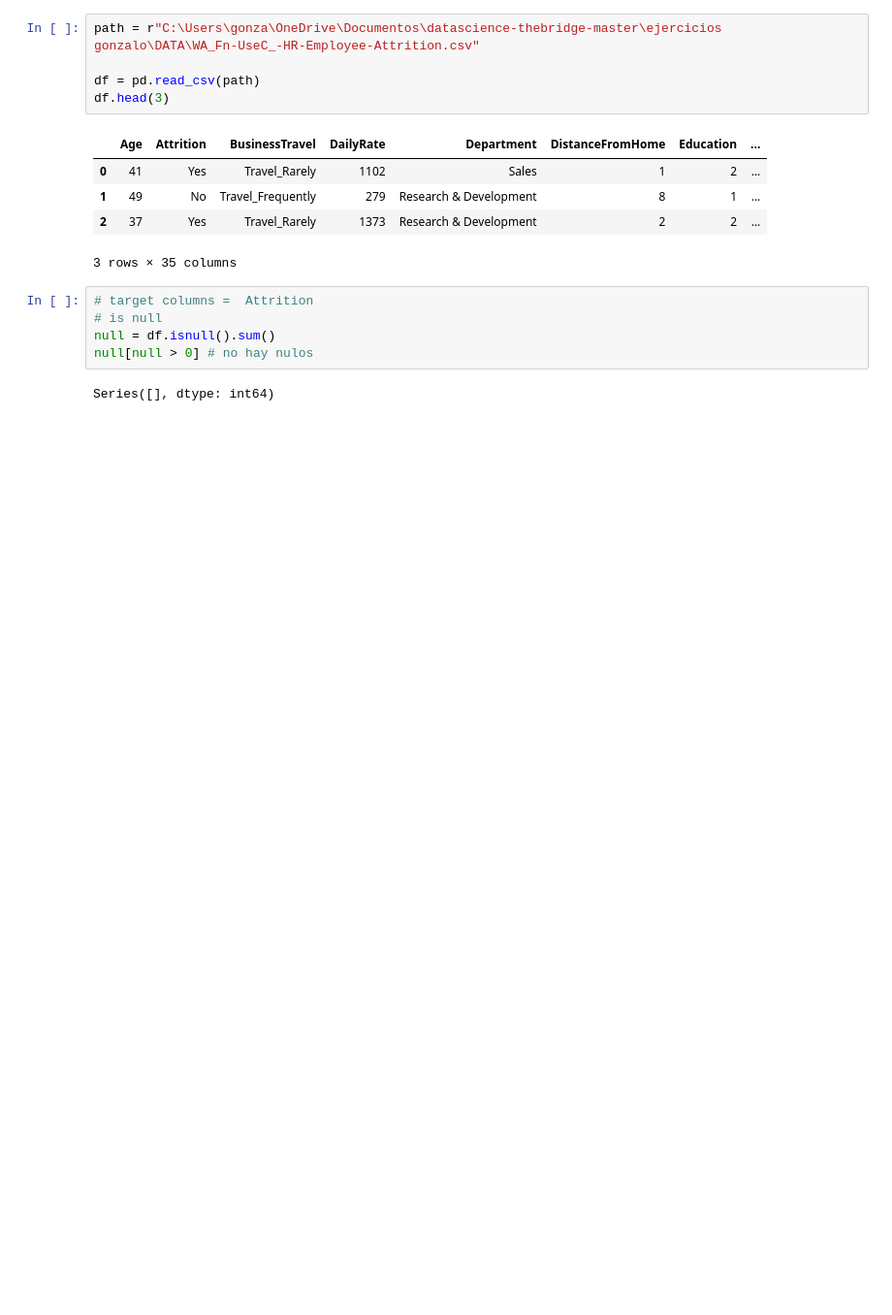
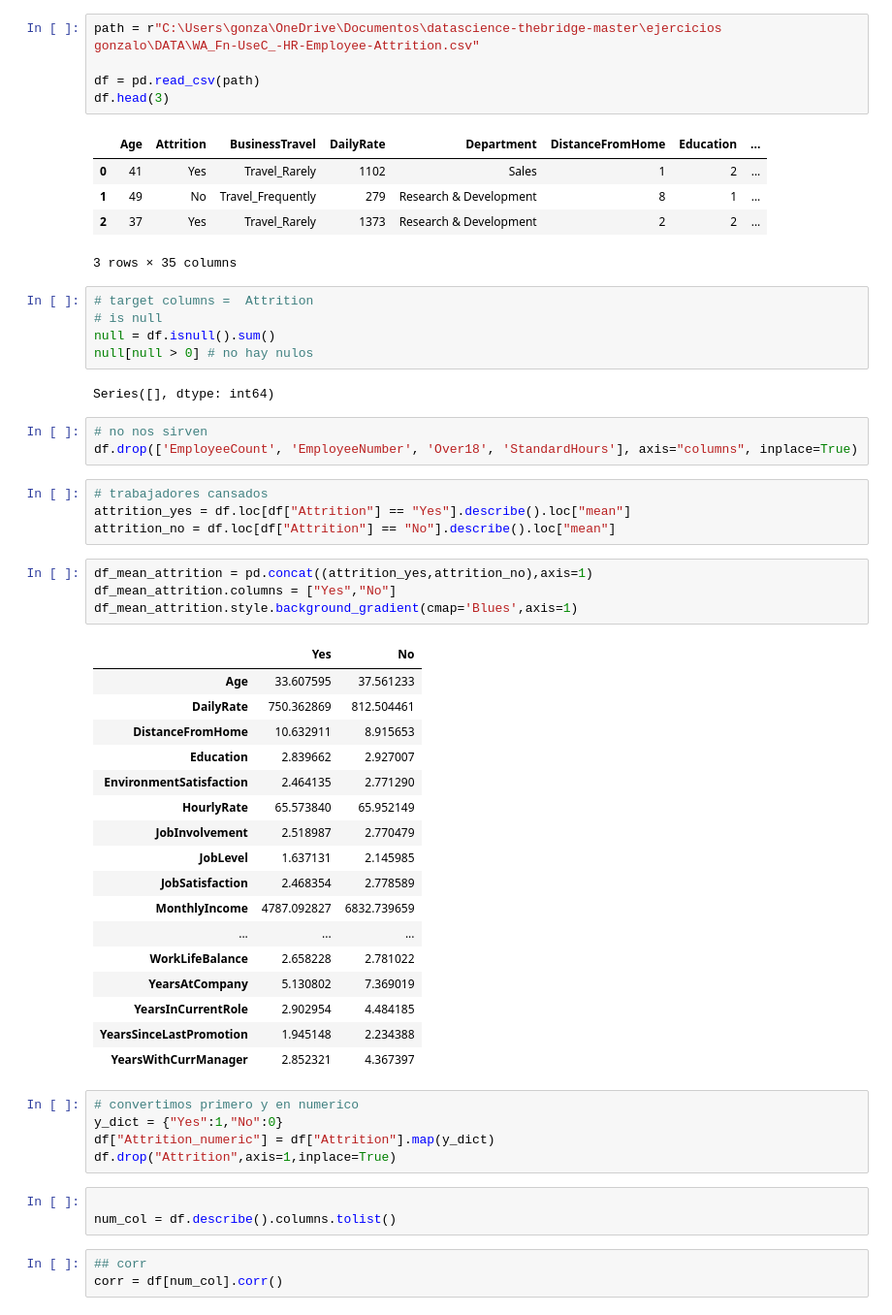
Before and after one commit to gonzalo71/TestGit, a Jupyter notebook: IBM_HR_Analytics_Employee.ipynb, the cells around one changed output. Shown at 97% size. Cells and saved outputs as stored; diff of their text form; blank space fills up the shorter version.

```diff
--- a/IBM_HR_Analytics_Employee.ipynb
+++ b/IBM_HR_Analytics_Employee.ipynb
@@ -22,3 +29,43 @@ null = df.isnull().sum()
 null[null > 0] # no hay nulos
 # %% [output]
 Series([], dtype: int64)
+# %%
+# no nos sirven
+df.drop(['EmployeeCount', 'EmployeeNumber', 'Over18', 'StandardHours'], axis="columns", inplace=True)
+# %%
+# trabajadores cansados
+attrition_yes = df.loc[df["Attrition"] == "Yes"].describe().loc["mean"]
+attrition_no = df.loc[df["Attrition"] == "No"].describe().loc["mean"]
+# %%
+df_mean_attrition = pd.concat((attrition_yes,attrition_no),axis=1)
+df_mean_attrition.columns = ["Yes","No"]
+df_mean_attrition.style.background_gradient(cmap='Blues',axis=1)
+# %% [output]
+|  | Yes | No |
+| Age | 33.607595 | 37.561233 |
+| DailyRate | 750.362869 | 812.504461 |
+| DistanceFromHome | 10.632911 | 8.915653 |
+| Education | 2.839662 | 2.927007 |
+| EnvironmentSatisfaction | 2.464135 | 2.771290 |
+| HourlyRate | 65.573840 | 65.952149 |
+| JobInvolvement | 2.518987 | 2.770479 |
+| JobLevel | 1.637131 | 2.145985 |
+| JobSatisfaction | 2.468354 | 2.778589 |
+| MonthlyIncome | 4787.092827 | 6832.739659 |
+| ... | ... | ... |
+| WorkLifeBalance | 2.658228 | 2.781022 |
+| YearsAtCompany | 5.130802 | 7.369019 |
+| YearsInCurrentRole | 2.902954 | 4.484185 |
+| YearsSinceLastPromotion | 1.945148 | 2.234388 |
+| YearsWithCurrManager | 2.852321 | 4.367397 |
+# %%
+# convertimos primero y en numerico
+y_dict = {"Yes":1,"No":0}
+df["Attrition_numeric"] = df["Attrition"].map(y_dict)
+df.drop("Attrition",axis=1,inplace=True)
+# %%
+
+num_col = df.describe().columns.tolist()
+# %%
+## corr
+corr = df[num_col].corr()
```
Also changed, not shown: parts of 5 cells of this notebook, 1 other file.
